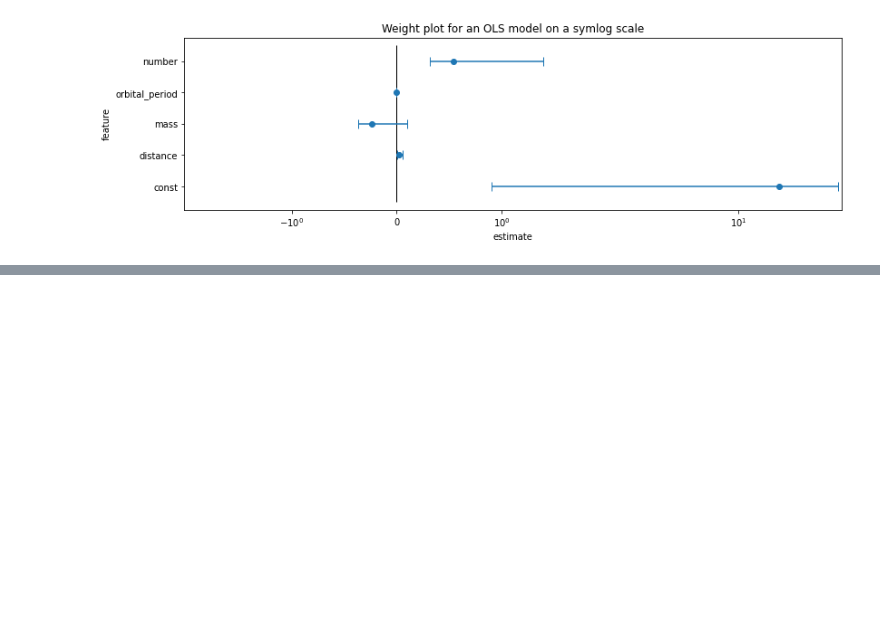
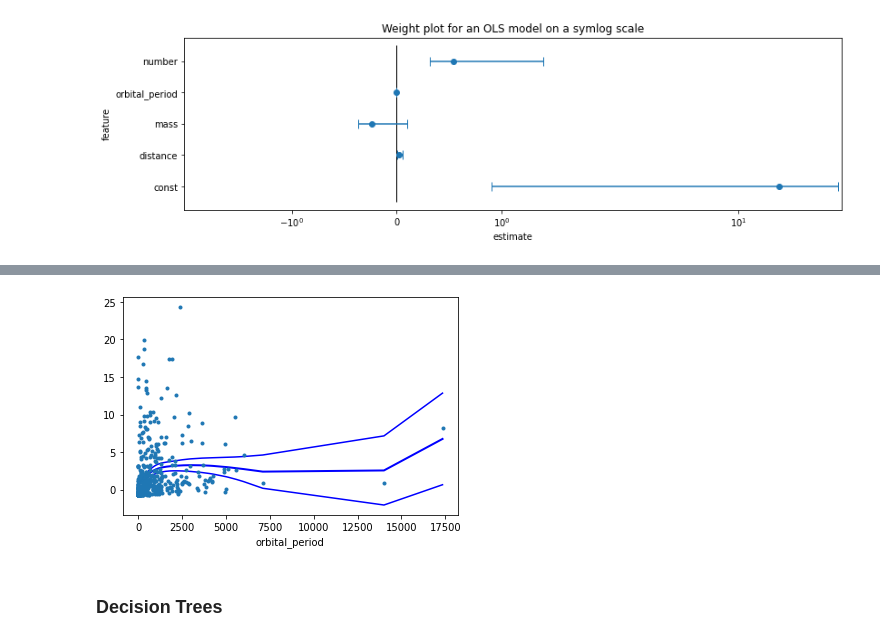
Before and after one commit to KatyFisch/InterpretableML, a Jupyter notebook: TabularData.ipynb, the cells around one changed output, grey strips where cells are left out. Drawn from its saved outputs; the diff is of its cells as text; code cells hidden in the pictures; blank space fills up the shorter version.

```diff
--- a/TabularData.ipynb
+++ b/TabularData.ipynb
@@ -104,0 +268,7 @@ Index(['const', 'distance', 'mass', 'orbital_period'], dtype='object')
+# %%
+res_bs.plot_partial(0, cpr=True)
+plt.show()
+# %% [output]
+[figure, added]
+# %% [markdown]
+### Decision Trees
```
Also changed, not shown: parts of 15 cells of this notebook.
